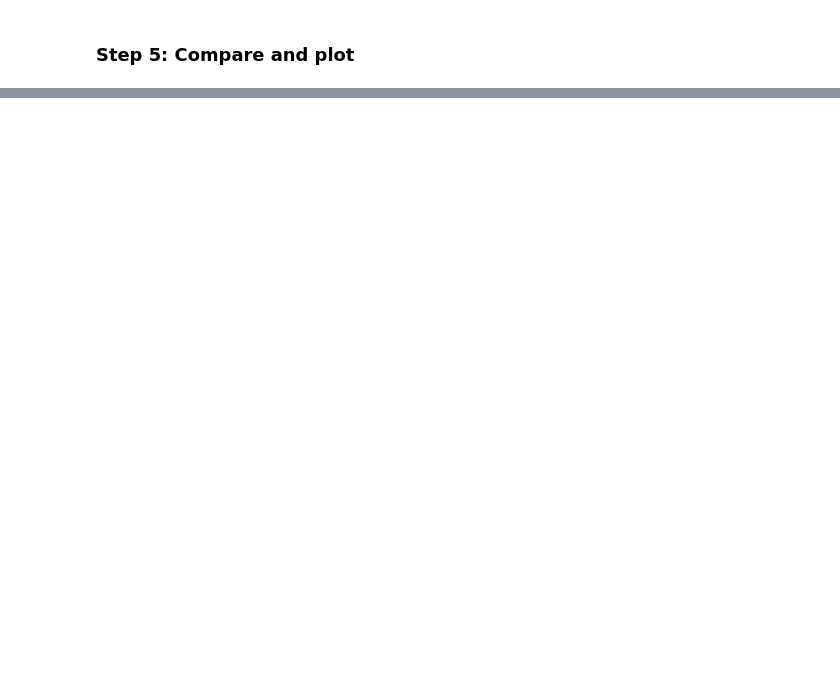
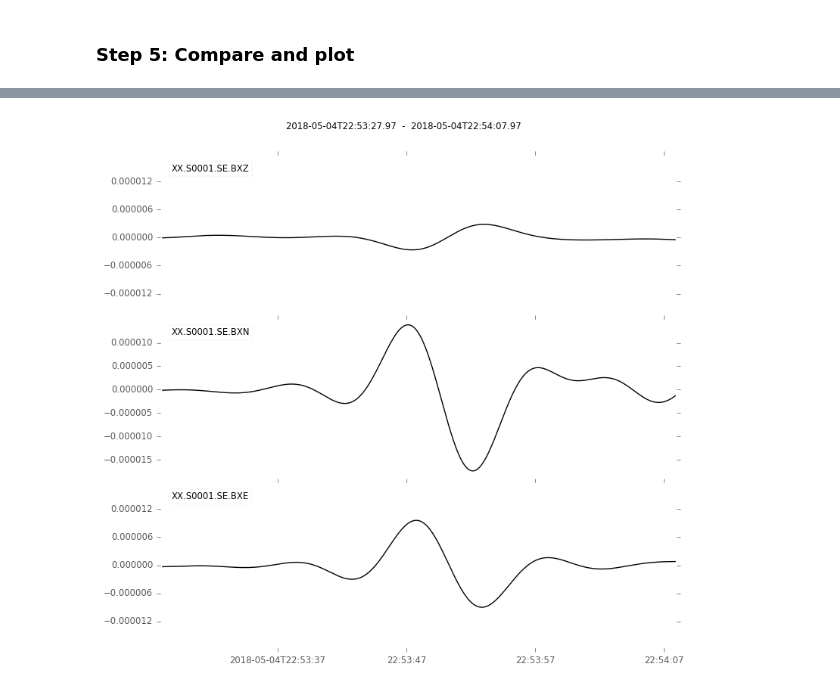
Before and after one commit to nmancinelli/syngine-demo, a Jupyter notebook: Compare_Data_and_Synthetics.ipynb, the cells around one changed output, grey strips where cells are left out. Saved outputs shown, nothing was run; the diff lists cells and outputs as text; code cells hidden in the pictures; blank space fills up the shorter version.

```diff
--- a/Compare_Data_and_Synthetics.ipynb
+++ b/Compare_Data_and_Synthetics.ipynb
@@ -155,0 +278,7 @@ plt.xlabel('Time (s)')
+# %%
+stis3 = stis.copy()
+stis3.filter('bandpass', freqmin = 1./50.0, freqmax =1./8., corners=4, zerophase=True).differentiate()
+
+stis3.trim(etime+timeS-20, etime+timeS+20).plot()
+# %% [output]
+[figure, added]
```
Also changed, not shown: parts of 16 cells of this notebook, 3 other files.
